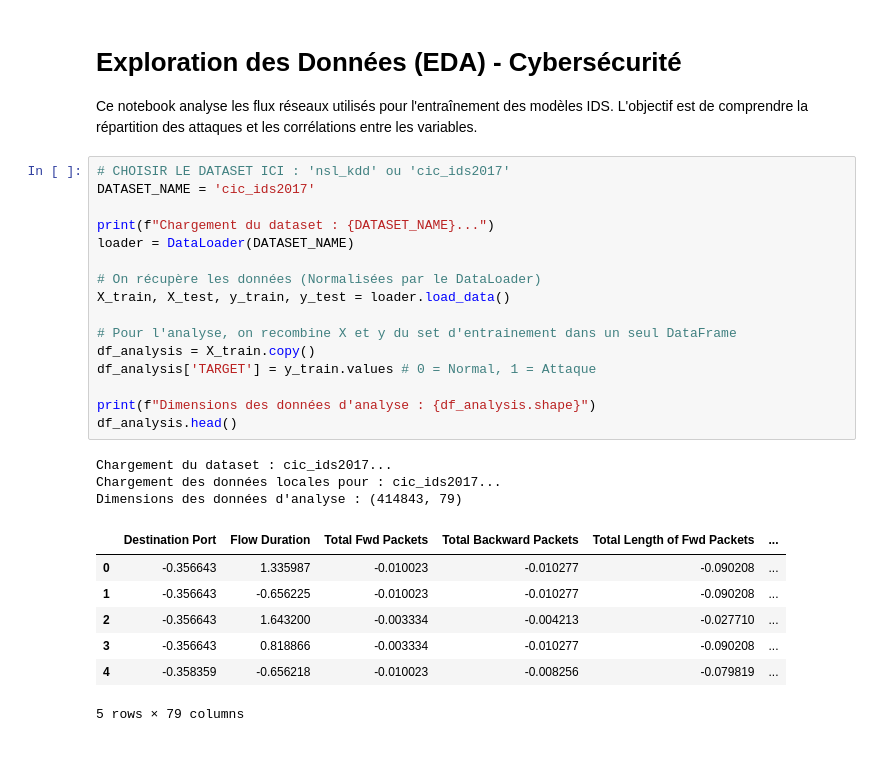
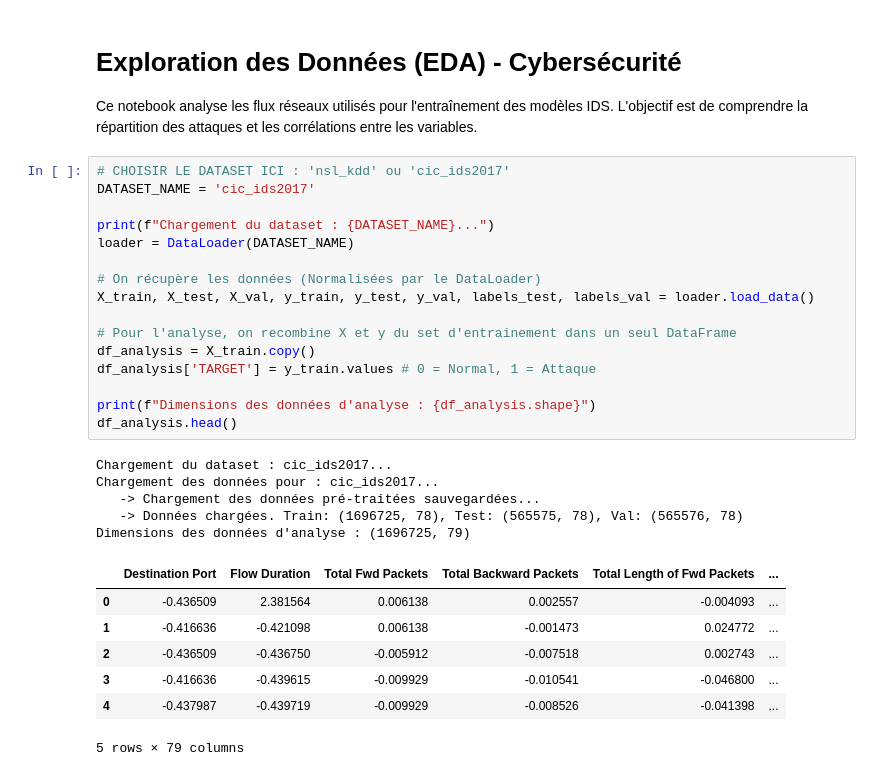
Before and after one commit to 16Flavio/IA-IDS_Benchmark, a Jupyter notebook: notebooks/01_Data_Exploration.ipynb, the cells around one changed output. Cells and saved outputs as stored; diff of their text form.

```diff
--- a/notebooks/01_Data_Exploration.ipynb
+++ b/notebooks/01_Data_Exploration.ipynb
@@ -21,29 +21,31 @@ L'objectif est de comprendre la répartition des attaques et les corrélations e
 # %%
 # CHOISIR LE DATASET ICI : 'nsl_kdd' ou 'cic_ids2017'
 DATASET_NAME = 'cic_ids2017'
 
 print(f"Chargement du dataset : {DATASET_NAME}...")
 loader = DataLoader(DATASET_NAME)
 
 # On récupère les données (Normalisées par le DataLoader)
-X_train, X_test, y_train, y_test = loader.load_data()
+X_train, X_test, X_val, y_train, y_test, y_val, labels_test, labels_val = loader.load_data()
 
 # Pour l'analyse, on recombine X et y du set d'entrainement dans un seul DataFrame
 df_analysis = X_train.copy()
 df_analysis['TARGET'] = y_train.values # 0 = Normal, 1 = Attaque
 
 print(f"Dimensions des données d'analyse : {df_analysis.shape}")
 df_analysis.head()
 # %% [output]
 Chargement du dataset : cic_ids2017...
-Chargement des données locales pour : cic_ids2017...
-Dimensions des données d'analyse : (414843, 79)
+Chargement des données pour : cic_ids2017...
+   -> Chargement des données pré-traitées sauvegardées...
+   -> Données chargées. Train: (1696725, 78), Test: (565575, 78), Val: (565576, 78)
+Dimensions des données d'analyse : (1696725, 79)
 |  | Destination Port | Flow Duration | Total Fwd Packets | Total Backward Packets | Total Length of Fwd Packets | ... |
-| 0 | -0.356643 | 1.335987 | -0.010023 | -0.010277 | -0.090208 | ... |
-| 1 | -0.356643 | -0.656225 | -0.010023 | -0.010277 | -0.090208 | ... |
-| 2 | -0.356643 | 1.643200 | -0.003334 | -0.004213 | -0.027710 | ... |
-| 3 | -0.356643 | 0.818866 | -0.003334 | -0.010277 | -0.090208 | ... |
-| 4 | -0.358359 | -0.656218 | -0.010023 | -0.008256 | -0.079819 | ... |
+| 0 | -0.436509 | 2.381564 | 0.006138 | 0.002557 | -0.004093 | ... |
+| 1 | -0.416636 | -0.421098 | 0.006138 | -0.001473 | 0.024772 | ... |
+| 2 | -0.436509 | -0.436750 | -0.005912 | -0.007518 | 0.002743 | ... |
+| 3 | -0.416636 | -0.439615 | -0.009929 | -0.010541 | -0.046800 | ... |
+| 4 | -0.437987 | -0.439719 | -0.009929 | -0.008526 | -0.041398 | ... |
 5 rows × 79 columns
 # %%
 # Vérification du déséquilibre des classes (Class Imbalance)
```
Also changed, not shown: parts of 3 cells of this notebook, 1 other file.
